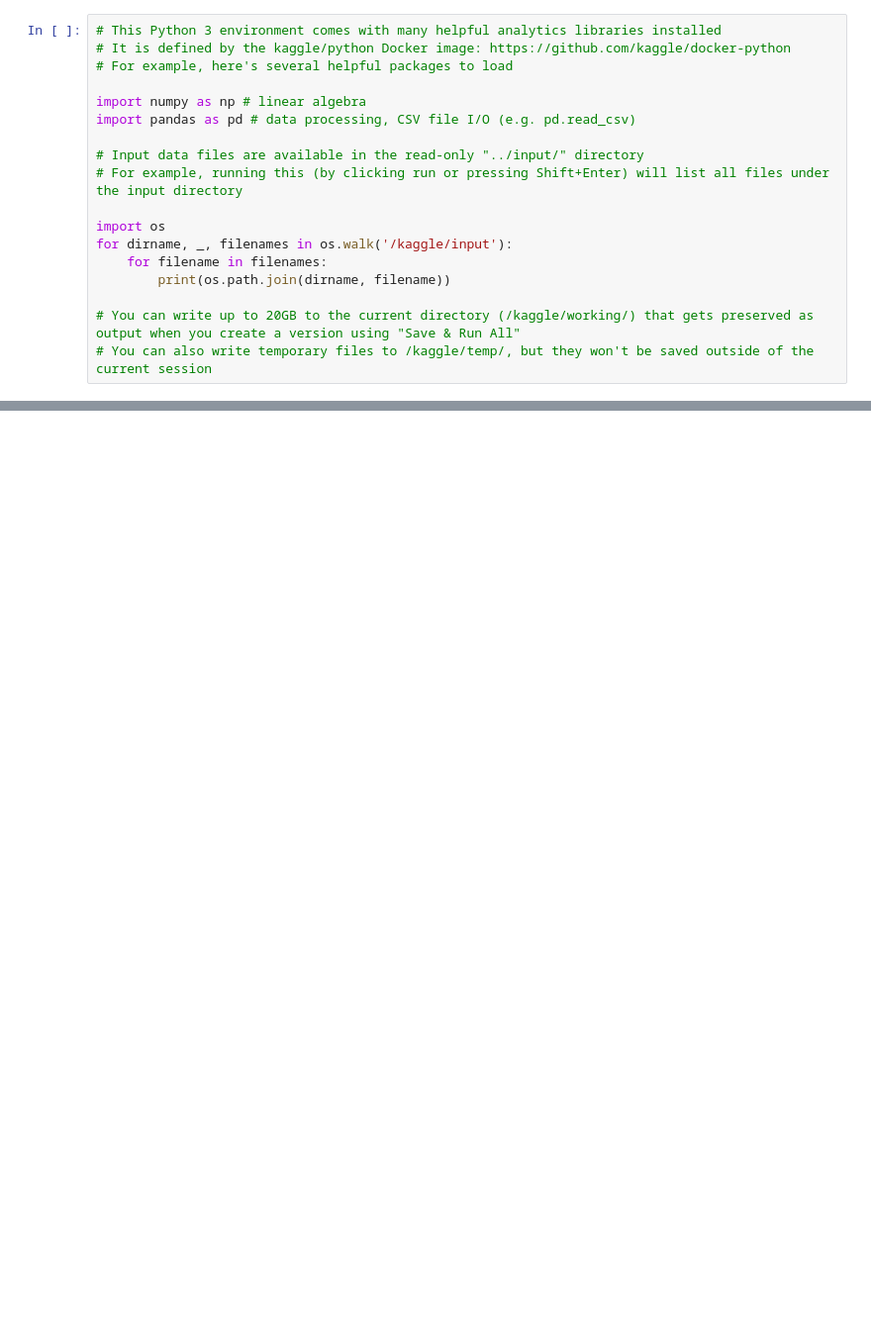
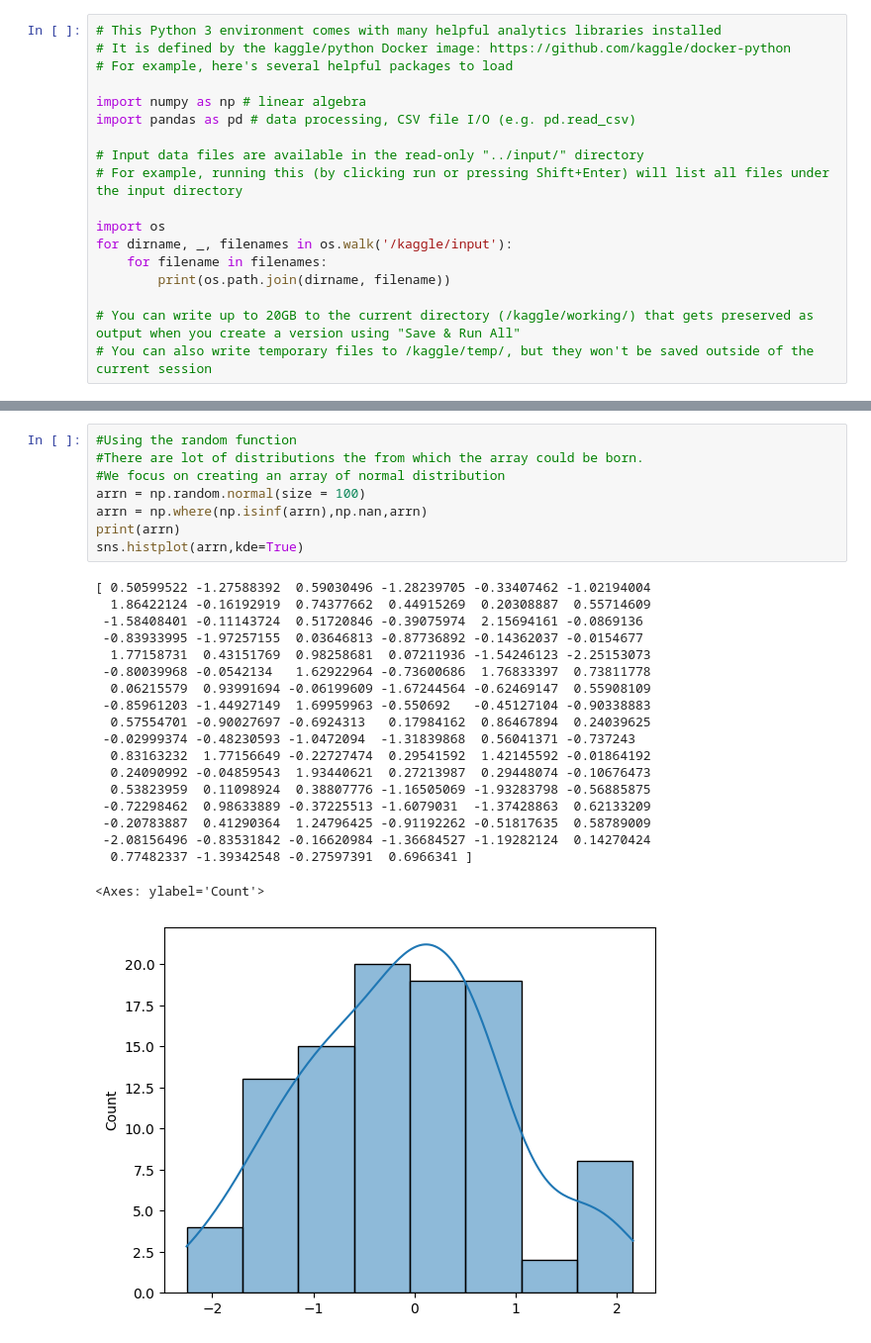
Before and after one commit to nandhika03/numpys-with-thenovice, a Jupyter notebook: thearrays.ipynb, the cells around one changed output, grey strips where cells are left out. Shown at 99% size. Cells and saved outputs as stored; diff of their text form; blank space fills up the shorter version.

Commit message:
Kaggle Notebook | TheArrays | v_2

```diff
--- a/thearrays.ipynb
+++ b/thearrays.ipynb
@@ -18,0 +38,28 @@ for dirname, _, filenames in os.walk('/kaggle/input'):
+# %%
+#Using the random function
+#There are lot of distributions the from which the array could be born.
+#We focus on creating an array of normal distribution
+arrn = np.random.normal(size = 100)
+arrn = np.where(np.isinf(arrn),np.nan,arrn)
+print(arrn)
+sns.histplot(arrn,kde=True)
+# %% [output]
+[ 0.50599522 -1.27588392  0.59030496 -1.28239705 -0.33407462 -1.02194004
+  1.86422124 -0.16192919  0.74377662  0.44915269  0.20308887  0.55714609
+ -1.58408401 -0.11143724  0.51720846 -0.39075974  2.15694161 -0.0869136
+ -0.83933995 -1.97257155  0.03646813 -0.87736892 -0.14362037 -0.0154677
+  1.77158731  0.43151769  0.98258681  0.07211936 -1.54246123 -2.25153073
+ -0.80039968 -0.0542134   1.62922964 -0.73600686  1.76833397  0.73811778
+  0.06215579  0.93991694 -0.06199609 -1.67244564 -0.62469147  0.55908109
+ -0.85961203 -1.44927149  1.69959963 -0.550692   -0.45127104 -0.90338883
+  0.57554701 -0.90027697 -0.6924313   0.17984162  0.86467894  0.24039625
+ -0.02999374 -0.48230593 -1.0472094  -1.31839868  0.56041371 -0.737243
+  0.83163232  1.77156649 -0.22727474  0.29541592  1.42145592 -0.01864192
+  0.24090992 -0.04859543  1.93440621  0.27213987  0.29448074 -0.10676473
+  0.53823959  0.11098924  0.38807776 -1.16505069 -1.93283798 -0.56885875
+ -0.72298462  0.98633889 -0.37225513 -1.6079031  -1.37428863  0.62133209
+ -0.20783887  0.41290364  1.24796425 -0.91192262 -0.51817635  0.58789009
+ -2.08156496 -0.83531842 -0.16620984 -1.36684527 -1.19282124  0.14270424
+  0.77482337 -1.39342548 -0.27597391  0.6966341 ]
+<Axes: ylabel='Count'>
+[figure, added]
```
Also changed, not shown: parts of 21 cells of this notebook.
